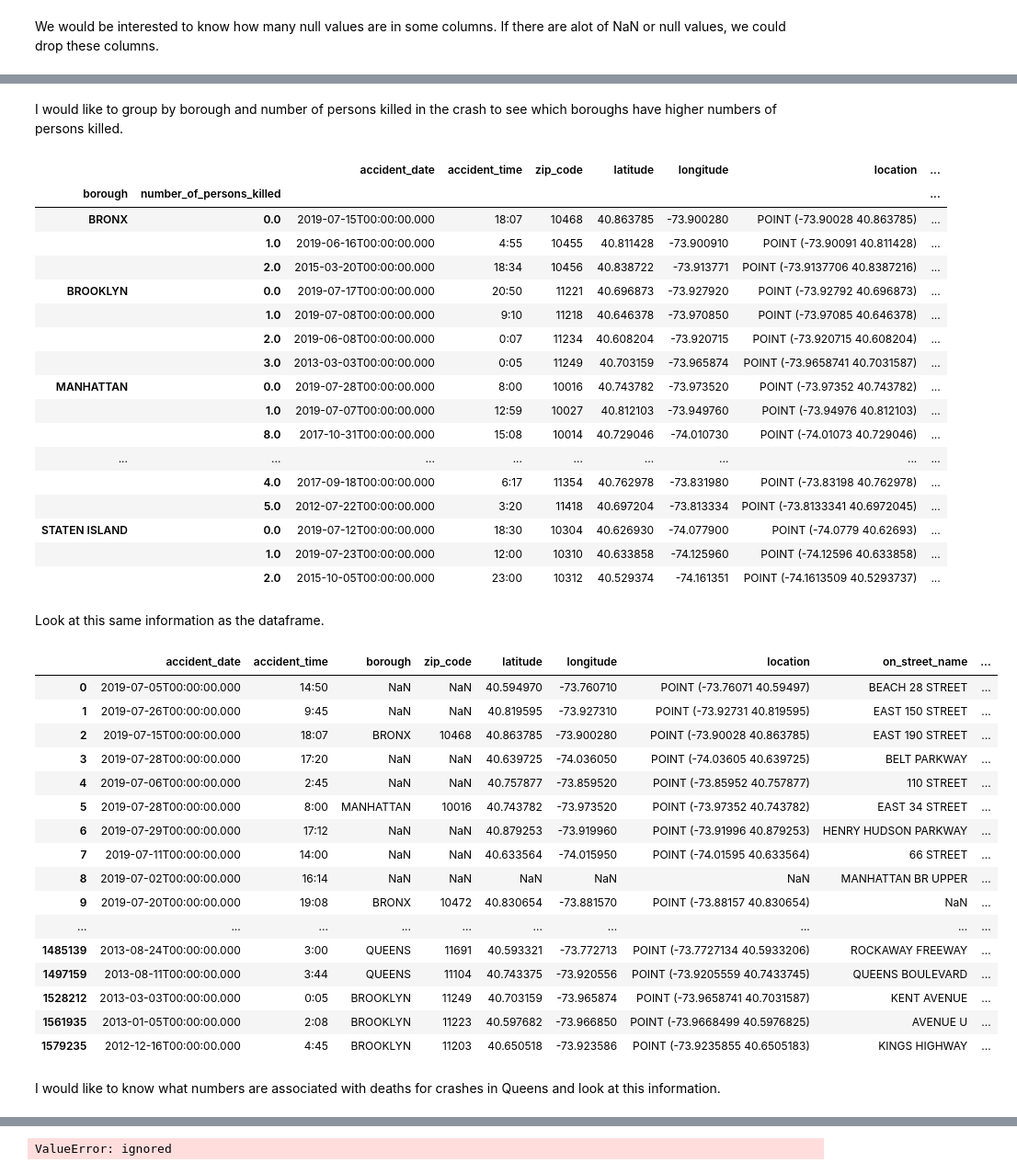
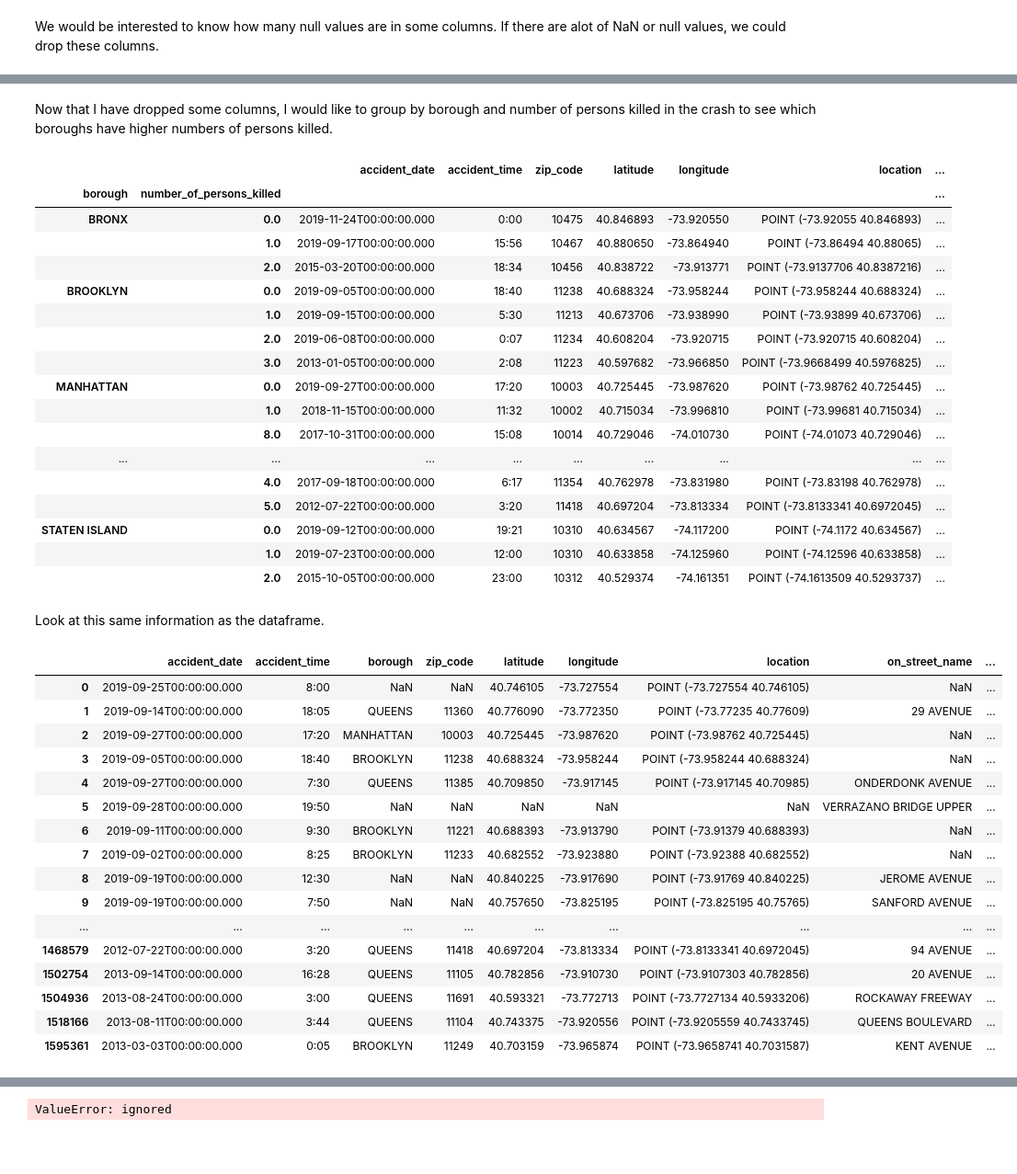
Before and after one commit to medicalmom/M12, a Jupyter notebook: M12.ipynb, the cells around one changed output, grey strips where cells are left out. Shown at 92% size. Drawn from its saved outputs; the diff is of its cells as text; code cells hidden in the pictures; blank space fills up the shorter version.

```diff
--- a/M12.ipynb
+++ b/M12.ipynb
@@ -75,48 +109,46 @@ MVC[MVC['vehicle_type_code_3'].isnull()].head(50)
 # %% [markdown]
-I would like to group by borough and number of persons killed in the crash to see which boroughs have higher numbers of persons killed.
+Now that I have dropped some columns, I would like to group by borough and number of persons killed in the crash to see which boroughs have higher numbers of persons killed.
 # %%
-MVC1 = MVC.groupby(['borough','number_of_persons_killed'])
+MVC1 = MVC2.groupby(['borough','number_of_persons_killed'])
 MVC1.first()
 # %% [output]
 |  |  | accident_date | accident_time | zip_code | latitude | longitude | location | ... |
 | borough | number_of_persons_killed |  |  |  |  |  |  | ... |
-| BRONX | 0.0 | 2019-07-15T00:00:00.000 | 18:07 | 10468 | 40.863785 | -73.900280 | POINT (-73.90028 40.863785) | ... |
-|  | 1.0 | 2019-06-16T00:00:00.000 | 4:55 | 10455 | 40.811428 | -73.900910 | POINT (-73.90091 40.811428) | ... |
+| BRONX | 0.0 | 2019-11-24T00:00:00.000 | 0:00 | 10475 | 40.846893 | -73.920550 | POINT (-73.92055 40.846893) | ... |
+|  | 1.0 | 2019-09-17T00:00:00.000 | 15:56 | 10467 | 40.880650 | -73.864940 | POINT (-73.86494 40.88065) | ... |
 |  | 2.0 | 2015-03-20T00:00:00.000 | 18:34 | 10456 | 40.838722 | -73.913771 | POINT (-73.9137706 40.8387216) | ... |
-| BROOKLYN | 0.0 | 2019-07-17T00:00:00.000 | 20:50 | 11221 | 40.696873 | -73.927920 | POINT (-73.92792 40.696873) | ... |
-|  | 1.0 | 2019-07-08T00:00:00.000 | 9:10 | 11218 | 40.646378 | -73.970850 | POINT (-73.97085 40.646378) | ... |
+| BROOKLYN | 0.0 | 2019-09-05T00:00:00.000 | 18:40 | 11238 | 40.688324 | -73.958244 | POINT (-73.958244 40.688324) | ... |
+|  | 1.0 | 2019-09-15T00:00:00.000 | 5:30 | 11213 | 40.673706 | -73.938990 | POINT (-73.93899 40.673706) | ... |
 |  | 2.0 | 2019-06-08T00:00:00.000 | 0:07 | 11234 | 40.608204 | -73.920715 | POINT (-73.920715 40.608204) | ... |
-|  | 3.0 | 2013-03-03T00:00:00.000 | 0:05 | 11249 | 40.703159 | -73.965874 | POINT (-73.9658741 40.7031587) | ... |
-| MANHATTAN | 0.0 | 2019-07-28T00:00:00.000 | 8:00 | 10016 | 40.743782 | -73.973520 | POINT (-73.97352 40.743782) | ... |
-|  | 1.0 | 2019-07-07T00:00:00.000 | 12:59 | 10027 | 40.812103 | -73.949760 | POINT (-73.94976 40.812103) | ... |
+|  | 3.0 | 2013-01-05T00:00:00.000 | 2:08 | 11223 | 40.597682 | -73.966850 | POINT (-73.9668499 40.5976825) | ... |
+| MANHATTAN | 0.0 | 2019-09-27T00:00:00.000 | 17:20 | 10003 | 40.725445 | -73.987620 | POINT (-73.98762 40.725445) | ... |
+|  | 1.0 | 2018-11-15T00:00:00.000 | 11:32 | 10002 | 40.715034 | -73.996810 | POINT (-73.99681 40.715034) | ... |
 |  | 8.0 | 2017-10-31T00:00:00.000 | 15:08 | 10014 | 40.729046 | -74.010730 | POINT (-74.01073 40.729046) | ... |
 | ... | ... | ... | ... | ... | ... | ... | ... | ... |
 |  | 4.0 | 2017-09-18T00:00:00.000 | 6:17 | 11354 | 40.762978 | -73.831980 | POINT (-73.83198 40.762978) | ... |
 |  | 5.0 | 2012-07-22T00:00:00.000 | 3:20 | 11418 | 40.697204 | -73.813334 | POINT (-73.8133341 40.6972045) | ... |
-| STATEN ISLAND | 0.0 | 2019-07-12T00:00:00.000 | 18:30 | 10304 | 40.626930 | -74.077900 | POINT (-74.0779 40.62693) | ... |
+| STATEN ISLAND | 0.0 | 2019-09-12T00:00:00.000 | 19:21 | 10310 | 40.634567 | -74.117200 | POINT (-74.1172 40.634567) | ... |
 |  | 1.0 | 2019-07-23T00:00:00.000 | 12:00 | 10310 | 40.633858 | -74.125960 | POINT (-74.12596 40.633858) | ... |
 |  | 2.0 | 2015-10-05T00:00:00.000 | 23:00 | 10312 | 40.529374 | -74.161351 | POINT (-74.1613509 40.5293737) | ... |
 # %% [markdown]
 Look at this same information as the dataframe.
 # %%
-MVC1.head(30)
+MVC1.head(20)
 # %% [output]
 |  | accident_date | accident_time | borough | zip_code | latitude | longitude | location | on_street_name | ... |
-| 0 | 2019-07-05T00:00:00.000 | 14:50 | NaN | NaN | 40.594970 | -73.760710 | POINT (-73.76071 40.59497) | BEACH 28 STREET | ... |
-| 1 | 2019-07-26T00:00:00.000 | 9:45 | NaN | NaN | 40.819595 | -73.927310 | POINT (-73.92731 40.819595) | EAST 150 STREET | ... |
-| 2 | 2019-07-15T00:00:00.000 | 18:07 | BRONX | 10468 | 40.863785 | -73.900280 | POINT (-73.90028 40.863785) | EAST 190 STREET | ... |
-| 3 | 2019-07-28T00:00:00.000 | 17:20 | NaN | NaN | 40.639725 | -74.036050 | POINT (-74.03605 40.639725) | BELT PARKWAY | ... |
-| 4 | 2019-07-06T00:00:00.000 | 2:45 | NaN | NaN | 40.757877 | -73.859520 | POINT (-73.85952 40.757877) | 110 STREET | ... |
-| 5 | 2019-07-28T00:00:00.000 | 8:00 | MANHATTAN | 10016 | 40.743782 | -73.973520 | POINT (-73.97352 40.743782) | EAST 34 STREET | ... |
-| 6 | 2019-07-29T00:00:00.000 | 17:12 | NaN | NaN | 40.879253 | -73.919960 | POINT (-73.91996 40.879253) | HENRY HUDSON PARKWAY | ... |
-| 7 | 2019-07-11T00:00:00.000 | 14:00 | NaN | NaN | 40.633564 | -74.015950 | POINT (-74.01595 40.633564) | 66 STREET | ... |
-| 8 | 2019-07-02T00:00:00.000 | 16:14 | NaN | NaN | NaN | NaN | NaN | MANHATTAN BR UPPER | ... |
-| 9 | 2019-07-20T00:00:00.000 | 19:08 | BRONX | 10472 | 40.830654 | -73.881570 | POINT (-73.88157 40.830654) | NaN | ... |
+| 0 | 2019-09-25T00:00:00.000 | 8:00 | NaN | NaN | 40.746105 | -73.727554 | POINT (-73.727554 40.746105) | NaN | ... |
+| 1 | 2019-09-14T00:00:00.000 | 18:05 | QUEENS | 11360 | 40.776090 | -73.772350 | POINT (-73.77235 40.77609) | 29 AVENUE | ... |
+| 2 | 2019-09-27T00:00:00.000 | 17:20 | MANHATTAN | 10003 | 40.725445 | -73.987620 | POINT (-73.98762 40.725445) | NaN | ... |
+| 3 | 2019-09-05T00:00:00.000 | 18:40 | BROOKLYN | 11238 | 40.688324 | -73.958244 | POINT (-73.958244 40.688324) | NaN | ... |
+| 4 | 2019-09-27T00:00:00.000 | 7:30 | QUEENS | 11385 | 40.709850 | -73.917145 | POINT (-73.917145 40.70985) | ONDERDONK AVENUE | ... |
+| 5 | 2019-09-28T00:00:00.000 | 19:50 | NaN | NaN | NaN | NaN | NaN | VERRAZANO BRIDGE UPPER | ... |
+| 6 | 2019-09-11T00:00:00.000 | 9:30 | BROOKLYN | 11221 | 40.688393 | -73.913790 | POINT (-73.91379 40.688393) | NaN | ... |
+| 7 | 2019-09-02T00:00:00.000 | 8:25 | BROOKLYN | 11233 | 40.682552 | -73.923880 | POINT (-73.92388 40.682552) | NaN | ... |
+| 8 | 2019-09-19T00:00:00.000 | 12:30 | NaN | NaN | 40.840225 | -73.917690 | POINT (-73.91769 40.840225) | JEROME AVENUE | ... |
+| 9 | 2019-09-19T00:00:00.000 | 7:50 | NaN | NaN | 40.757650 | -73.825195 | POINT (-73.825195 40.75765) | SANFORD AVENUE | ... |
 | ... | ... | ... | ... | ... | ... | ... | ... | ... | ... |
-| 1485139 | 2013-08-24T00:00:00.000 | 3:00 | QUEENS | 11691 | 40.593321 | -73.772713 | POINT (-73.7727134 40.5933206) | ROCKAWAY FREEWAY | ... |
-| 1497159 | 2013-08-11T00:00:00.000 | 3:44 | QUEENS | 11104 | 40.743375 | -73.920556 | POINT (-73.9205559 40.7433745) | QUEENS BOULEVARD | ... |
-| 1528212 | 2013-03-03T00:00:00.000 | 0:05 | BROOKLYN | 11249 | 40.703159 | -73.965874 | POINT (-73.9658741 40.7031587) | KENT AVENUE | ... |
-| 1561935 | 2013-01-05T00:00:00.000 | 2:08 | BROOKLYN | 11223 | 40.597682 | -73.966850 | POINT (-73.9668499 40.5976825) | AVENUE U | ... |
-| 1579235 | 2012-12-16T00:00:00.000 | 4:45 | BROOKLYN | 11203 | 40.650518 | -73.923586 | POINT (-73.9235855 40.6505183) | KINGS HIGHWAY | ... |
+| 1468579 | 2012-07-22T00:00:00.000 | 3:20 | QUEENS | 11418 | 40.697204 | -73.813334 | POINT (-73.8133341 40.6972045) | 94 AVENUE | ... |
+| 1502754 | 2013-09-14T00:00:00.000 | 16:28 | QUEENS | 11105 | 40.782856 | -73.910730 | POINT (-73.9107303 40.782856) | 20 AVENUE | ... |
+| 1504936 | 2013-08-24T00:00:00.000 | 3:00 | QUEENS | 11691 | 40.593321 | -73.772713 | POINT (-73.7727134 40.5933206) | ROCKAWAY FREEWAY | ... |
+| 1518166 | 2013-08-11T00:00:00.000 | 3:44 | QUEENS | 11104 | 40.743375 | -73.920556 | POINT (-73.9205559 40.7433745) | QUEENS BOULEVARD | ... |
+| 1595361 | 2013-03-03T00:00:00.000 | 0:05 | BROOKLYN | 11249 | 40.703159 | -73.965874 | POINT (-73.9658741 40.7031587) | KENT AVENUE | ... |
-# %% [markdown]
-I would like to know what numbers are associated with deaths for crashes in Queens and look at this information.
```
Also changed, not shown: parts of 20 cells of this notebook.
